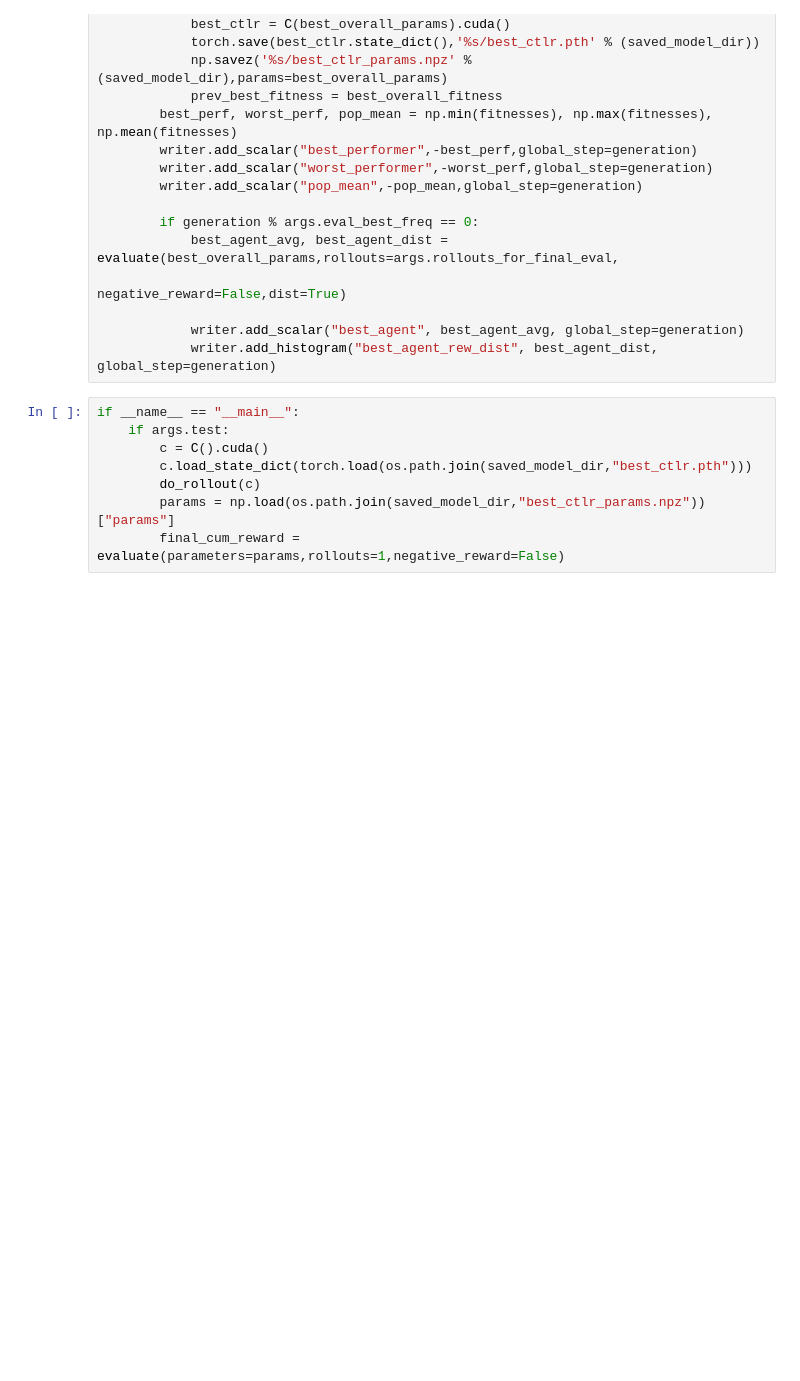
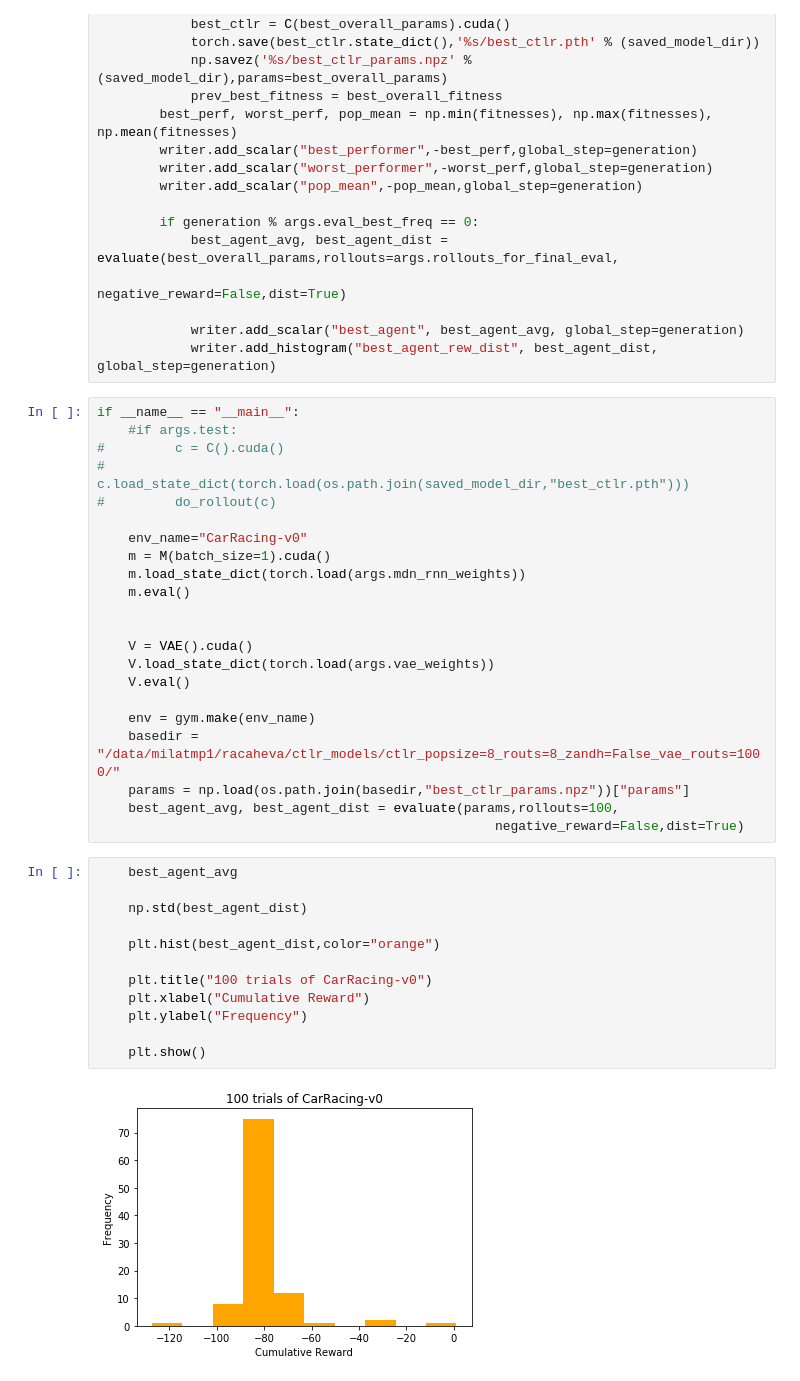
Before and after one commit to eracah/world-models, a Jupyter notebook: controller.ipynb, the cells around one changed output. Cells and saved outputs as stored; diff of their text form; blank space fills up the shorter version.

```diff
--- a/controller.ipynb
+++ b/controller.ipynb
@@ -224,9 +227,37 @@ if __name__ == "__main__":
             writer.add_histogram("best_agent_rew_dist", best_agent_dist, global_step=generation)
 # %%
 if __name__ == "__main__":
-    if args.test:
-        c = C().cuda()
-        c.load_state_dict(torch.load(os.path.join(saved_model_dir,"best_ctlr.pth")))
-        do_rollout(c)
-        params = np.load(os.path.join(saved_model_dir,"best_ctlr_params.npz"))["params"]
-        final_cum_reward = evaluate(parameters=params,rollouts=1,negative_reward=False)
+    #if args.test:
+#         c = C().cuda()
+#         c.load_state_dict(torch.load(os.path.join(saved_model_dir,"best_ctlr.pth")))
+#         do_rollout(c)
+
+    env_name="CarRacing-v0"
+    m = M(batch_size=1).cuda()
+    m.load_state_dict(torch.load(args.mdn_rnn_weights))
+    m.eval()
+
+
+    V = VAE().cuda()
+    V.load_state_dict(torch.load(args.vae_weights))
+    V.eval()
+
+    env = gym.make(env_name)
+    basedir = "/data/milatmp1/racaheva/ctlr_models/ctlr_popsize=8_routs=8_zandh=False_vae_routs=1000/"
+    params = np.load(os.path.join(basedir,"best_ctlr_params.npz"))["params"]
+    best_agent_avg, best_agent_dist = evaluate(params,rollouts=100,
+                                                   negative_reward=False,dist=True)
+# %%
+    best_agent_avg
+
+    np.std(best_agent_dist)
+
+    plt.hist(best_agent_dist,color="orange")
+
+    plt.title("100 trials of CarRacing-v0")
+    plt.xlabel("Cumulative Reward")
+    plt.ylabel("Frequency")
+
+    plt.show()
+# %% [output]
+[figure, added]
```
Also changed, not shown: parts of 3 cells of this notebook.
